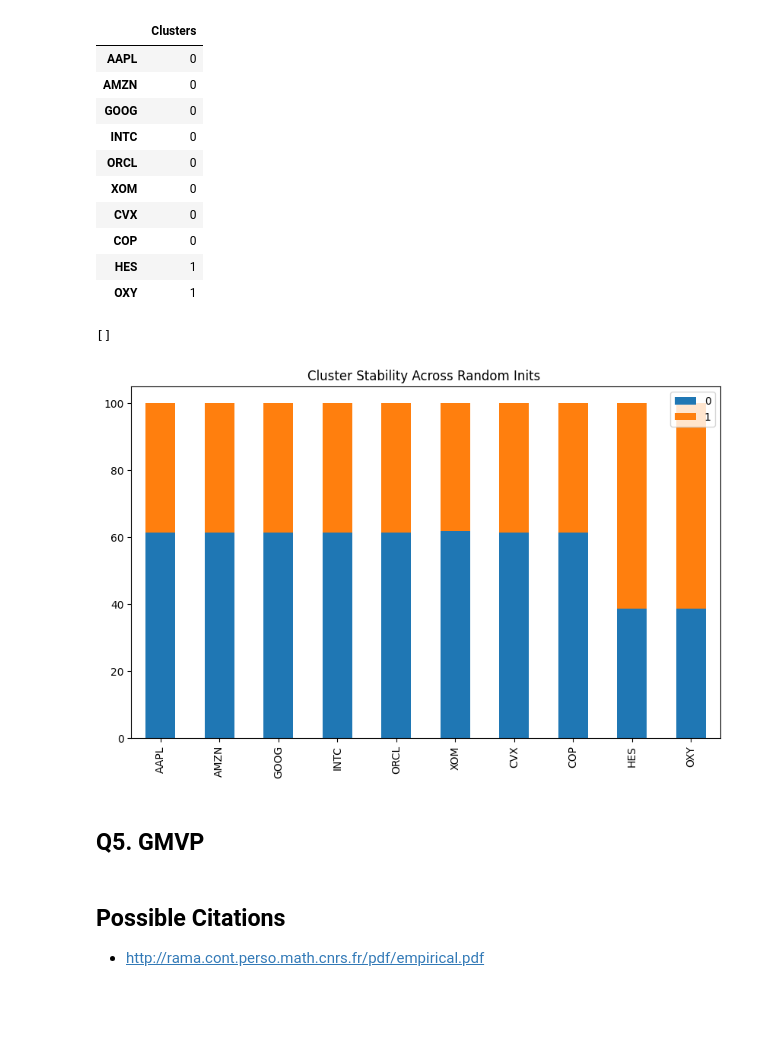
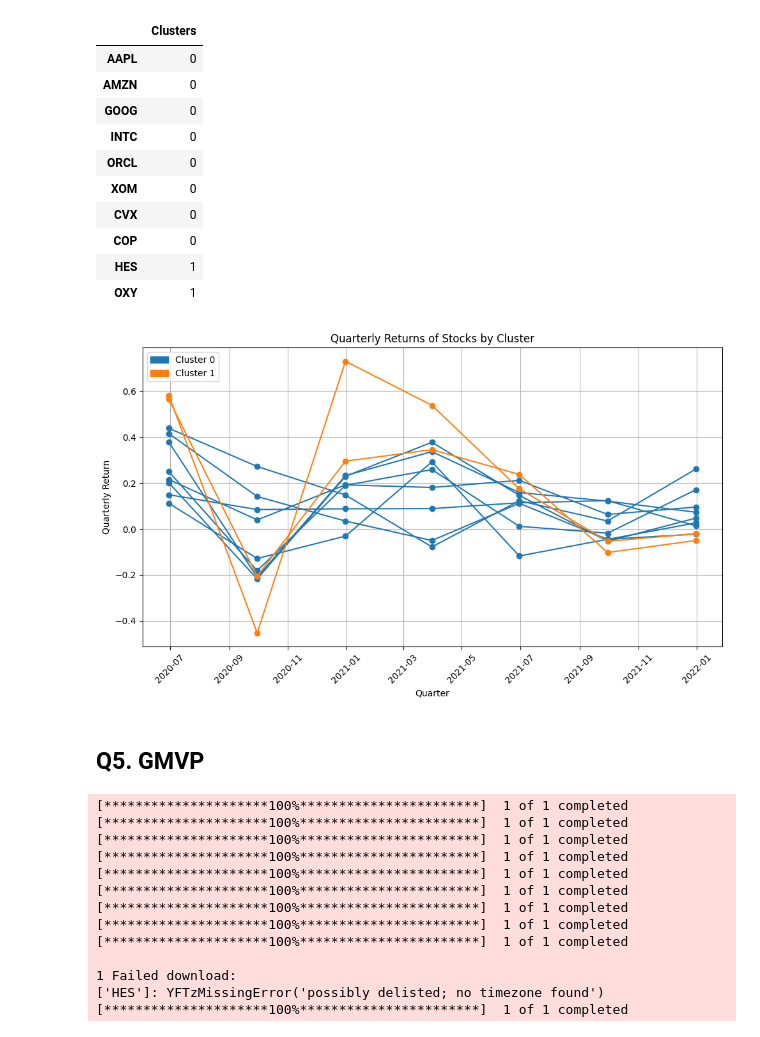
Before and after one commit to abil-nrg/takehome-quant, a Jupyter notebook: figures.ipynb, the cells around one changed output. Cells and saved outputs as stored; diff of their text form; code cells hidden in the pictures; blank space fills up the shorter version.

```diff
--- a/figures.ipynb
+++ b/figures.ipynb
@@ -105,15 +122,12 @@ plt.show()
 # %% [markdown]
 ## Q4. K-means
 # %%
-from sklearn.cluster import KMeans
-from sklearn.preprocessing import StandardScaler
-
 q_returns =	(data
              .resample('QE')
              .last()
              .pct_change()
              .dropna(how="all")
-             .tail(7))
+             .tail(7)) #last seven quarters
 
 X = q_returns.T.copy()
 
@@ -122,7 +136,7 @@ X_scaled = scaler.fit_transform(X)
 
 n_clusters = 2
 random_state = 42
-n_init = 10 #with the default 10 saw high variability when changin random state (small dataset)
+n_init = 1000 #with the default 10 saw high variability when changin random state (small dataset)
 kmeans = KMeans(n_clusters= n_clusters, n_init = n_init, random_state=random_state)
 kmeans.fit(X_scaled)
 
@@ -143,28 +157,46 @@ clusters
 | COP | 0 |
 | HES | 1 |
 | OXY | 1 |
-# %%
-cluster_runs = []
-
-for rs in range(1500):
-    kmeans = KMeans(n_clusters=n_clusters, n_init=n_init, random_state=rs)
-    kmeans.fit(X_scaled)
-    cluster_runs.append(kmeans.labels_)
-# %%
-cluster_df = pd.DataFrame(cluster_runs, columns=X.index)
-counter_per_ticker = cluster_df.apply(pd.Series.value_counts).fillna(0).astype(int)
-prop_per_ticker = counter_per_ticker.div(len(cluster_df), axis=0) * 100
-prop_per_ticker.T.plot(kind="bar",
-                       stacked=True,
-                       figsize=(10,6))
-
-plt.title("Cluster Stability Across Random Inits ")
-plt.plot()
-# %% [output]
-[]
-[figure, removed]
+# %%
+#plot the q-returns, color by cluster
+plt.figure(figsize=(10, 6))
+
+for i, ticker in enumerate(X.index):
+    cluster = kmeans.labels_[i]
+    color = "C0" if cluster == 0 else "C1"
+    plt.plot(X.columns, X.loc[ticker], marker='o', color=color, label=ticker)
+
+plt.xlabel("Quarter")
+plt.ylabel("Quarterly Return")
+plt.title("Quarterly Returns of Stocks by Cluster")
+plt.xticks(rotation=45)
+plt.grid(True)
+
+import matplotlib.patches as mpatches
+cluster0_patch = mpatches.Patch(color='C0', label='Cluster 0')
+cluster1_patch = mpatches.Patch(color='C1', label='Cluster 1')
+plt.legend(handles=[cluster0_patch, cluster1_patch], loc='upper left')
+
+plt.tight_layout()
+plt.show()
+# %% [output]
+[figure, added]
 # %% [markdown]
 ## Q5. GMVP
-# %% [markdown]
-## Possible Citations
-- http://rama.cont.perso.math.cnrs.fr/pdf/empirical.pdf
+# %%
+data = download_stocks(tickers, start=date_start, end = date_end)
+returns = data.pct_change().dropna()
+# %% [output]
+[*********************100%***********************]  1 of 1 completed
+[*********************100%***********************]  1 of 1 completed
+[*********************100%***********************]  1 of 1 completed
+[*********************100%***********************]  1 of 1 completed
+[*********************100%***********************]  1 of 1 completed
+[*********************100%***********************]  1 of 1 completed
+[*********************100%***********************]  1 of 1 completed
+[*********************100%***********************]  1 of 1 completed
+[*********************100%***********************]  1 of 1 completed
+
+1 Failed download:
+['HES']: YFTzMissingError('possibly delisted; no timezone found')
+[*********************100%***********************]  1 of 1 completed
```
Also changed, not shown: parts of 25 cells of this notebook, 13 other files.
